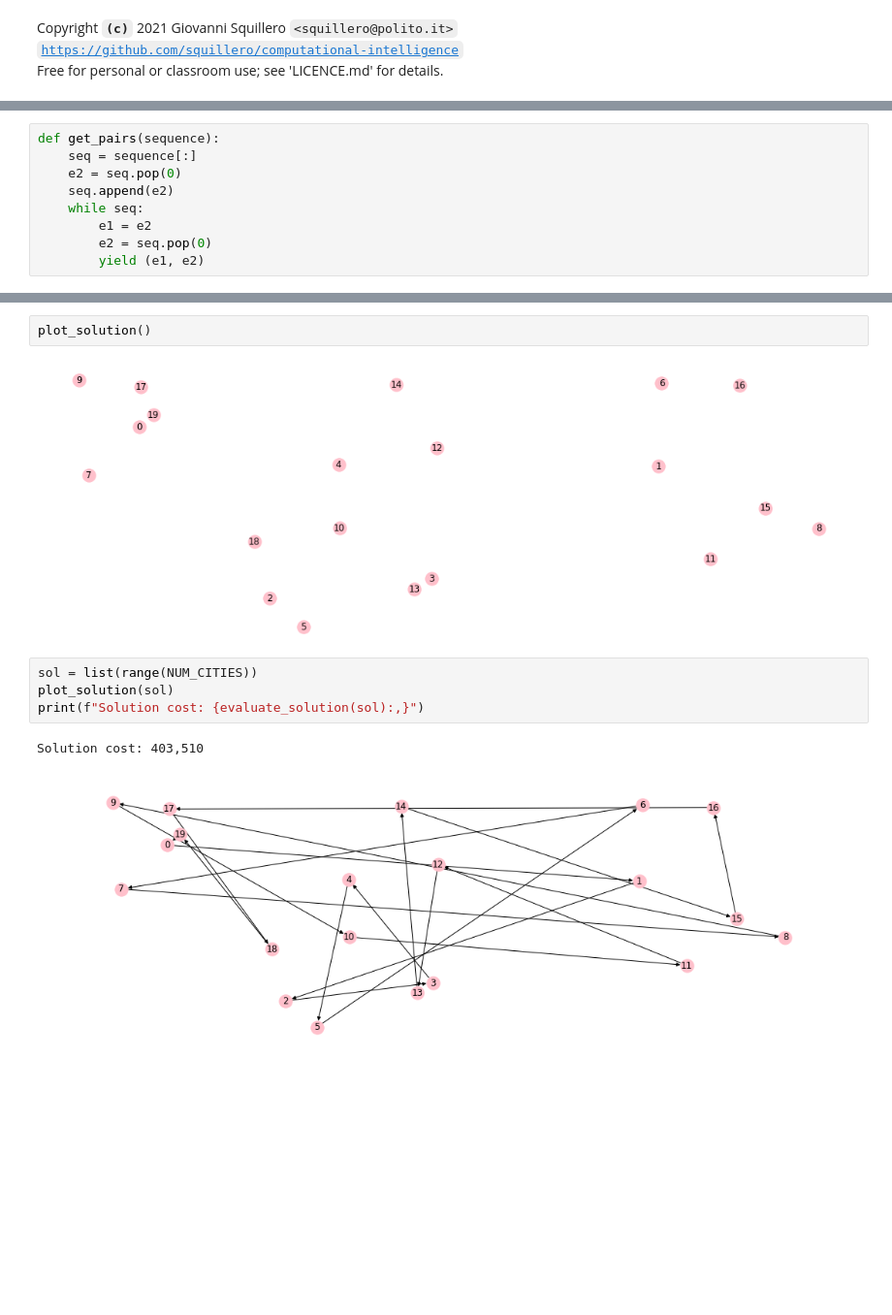
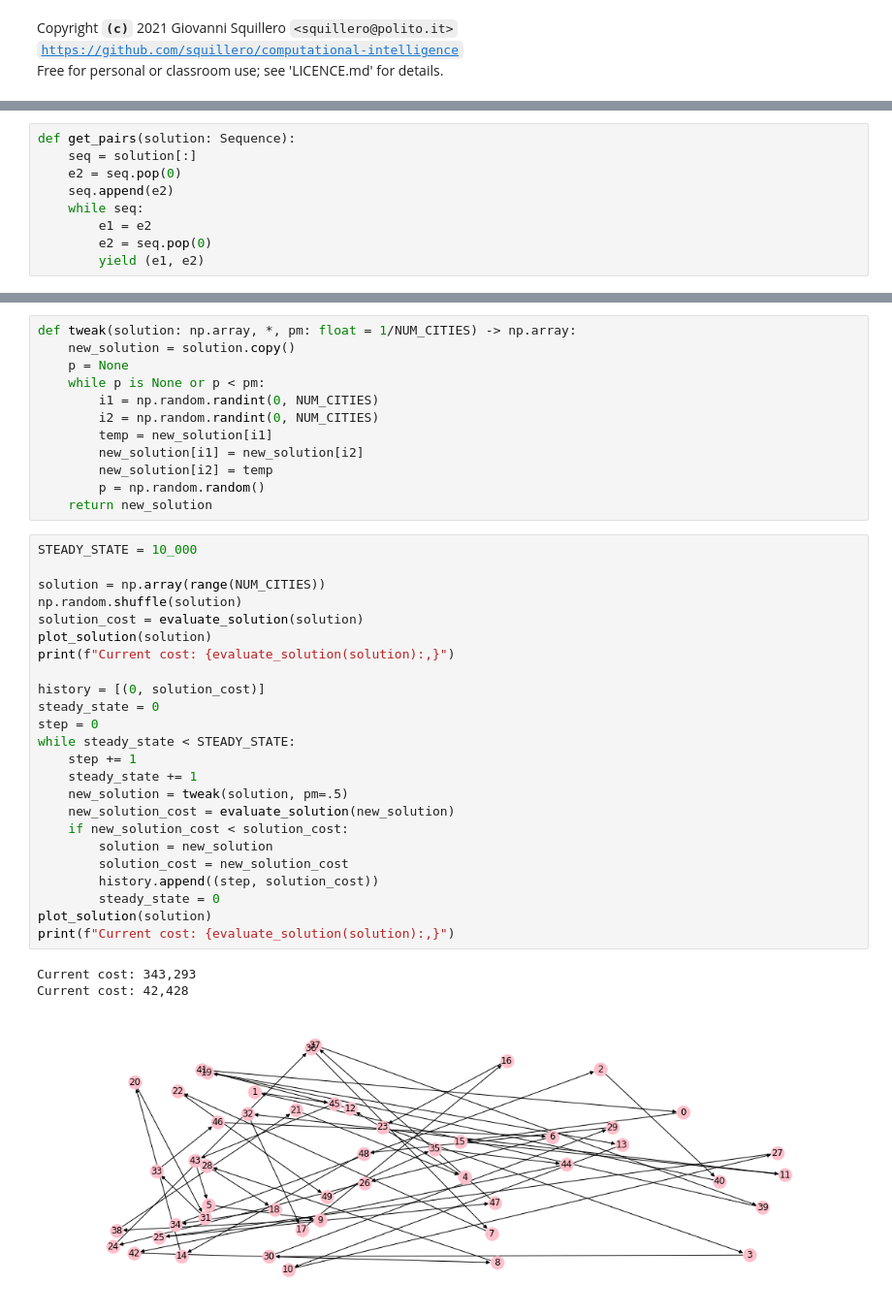
Before and after one commit to squillero/computational-intelligence, a Jupyter notebook: tsp.ipynb, the cells around one changed output, grey strips where cells are left out. Shown at 97% size. Drawn from its saved outputs; the diff is of its cells as text; blank space fills up the shorter version.

```diff
--- a/tsp.ipynb
+++ b/tsp.ipynb
@@ -10,8 +12,8 @@ import matplotlib.pyplot as plt
 
 logging.basicConfig(format='[%(asctime)s] %(levelname)s: %(message)s', datefmt='%H:%M:%S', level=logging.INFO)
 # %%
-def get_pairs(sequence):
-    seq = sequence[:]
+def get_pairs(solution: Sequence):
+    seq = solution[:]
     e2 = seq.pop(0)
     seq.append(e2)
     while seq:
@@ -40,14 +43,43 @@ def plot_solution(solution=None):
             GRAPH.add_edge(n1, n2)
     plt.figure(figsize=(15, 5))
     nx.draw(GRAPH, pos=nx.get_node_attributes(GRAPH, 'pos'), with_labels=True, node_color='pink')
-# %%
-plot_solution()
-# %% [output]
-[figure, removed]
-# %%
-sol = list(range(NUM_CITIES))
-plot_solution(sol)
-print(f"Solution cost: {evaluate_solution(sol):,}")
-# %% [output]
-Solution cost: 403,510
-[figure, removed]
+# %%
+def tweak(solution: np.array, *, pm: float = 1/NUM_CITIES) -> np.array:
+    new_solution = solution.copy()
+    p = None
+    while p is None or p < pm:
+        i1 = np.random.randint(0, NUM_CITIES)
+        i2 = np.random.randint(0, NUM_CITIES)
+        temp = new_solution[i1]
+        new_solution[i1] = new_solution[i2]
+        new_solution[i2] = temp
+        p = np.random.random()
+    return new_solution
+# %%
+STEADY_STATE = 10_000
+
+solution = np.array(range(NUM_CITIES))
+np.random.shuffle(solution)
+solution_cost = evaluate_solution(solution)
+plot_solution(solution)
+print(f"Current cost: {evaluate_solution(solution):,}")
+
+history = [(0, solution_cost)]
+steady_state = 0
+step = 0
+while steady_state < STEADY_STATE:
+    step += 1
+    steady_state += 1
+    new_solution = tweak(solution, pm=.5)
+    new_solution_cost = evaluate_solution(new_solution)
+    if new_solution_cost < solution_cost:
+        solution = new_solution
+        solution_cost = new_solution_cost
+        history.append((step, solution_cost))
+        steady_state = 0
+plot_solution(solution)
+print(f"Current cost: {evaluate_solution(solution):,}")
+# %% [output]
+Current cost: 343,293
+Current cost: 42,428
+[figure, added]
```
Also changed, not shown: parts of 4 cells of this notebook.
